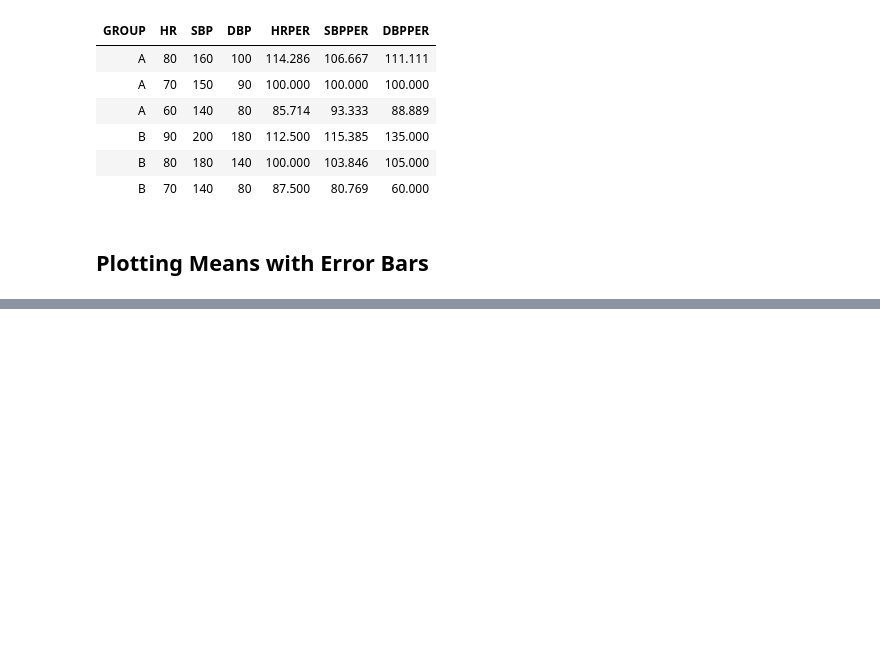
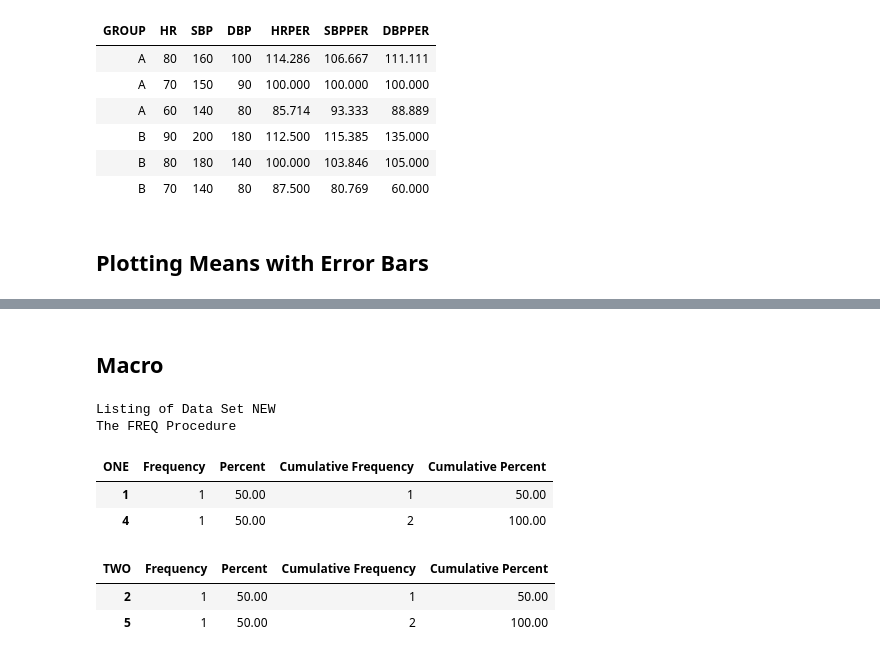
Before and after one commit to kevinwkc/my_sas, a Jupyter notebook: FUNCTION.ipynb, the cells around one changed output, grey strips where cells are left out. Drawn from its saved outputs; the diff is of its cells as text; code cells hidden in the pictures; blank space fills up the shorter version.

```diff
--- a/FUNCTION.ipynb
+++ b/FUNCTION.ipynb
@@ -268,0 +258,24 @@ RUN;a
+# %% [markdown]
+Macro
+------------
+# %%
+
+DATA TEST;
+   %LET LIST=ONE TWO;
+   INPUT &LIST THREE FOUR;
+DATALINES;
+1 2 3 4
+4 5 6 6
+;
+PROC FREQ DATA=TEST;
+   TABLES &LIST;
+RUN;
+# %% [output]
+Listing of Data Set NEW
+The FREQ Procedure
+| ONE | Frequency | Percent | Cumulative Frequency | Cumulative Percent |
+| 1 | 1 | 50.00 | 1 | 50.00 |
+| 4 | 1 | 50.00 | 2 | 100.00 |
+| TWO | Frequency | Percent | Cumulative Frequency | Cumulative Percent |
+| 2 | 1 | 50.00 | 1 | 50.00 |
+| 5 | 1 | 50.00 | 2 | 100.00 |
```
Also changed, not shown: parts of 6 cells of this notebook.
